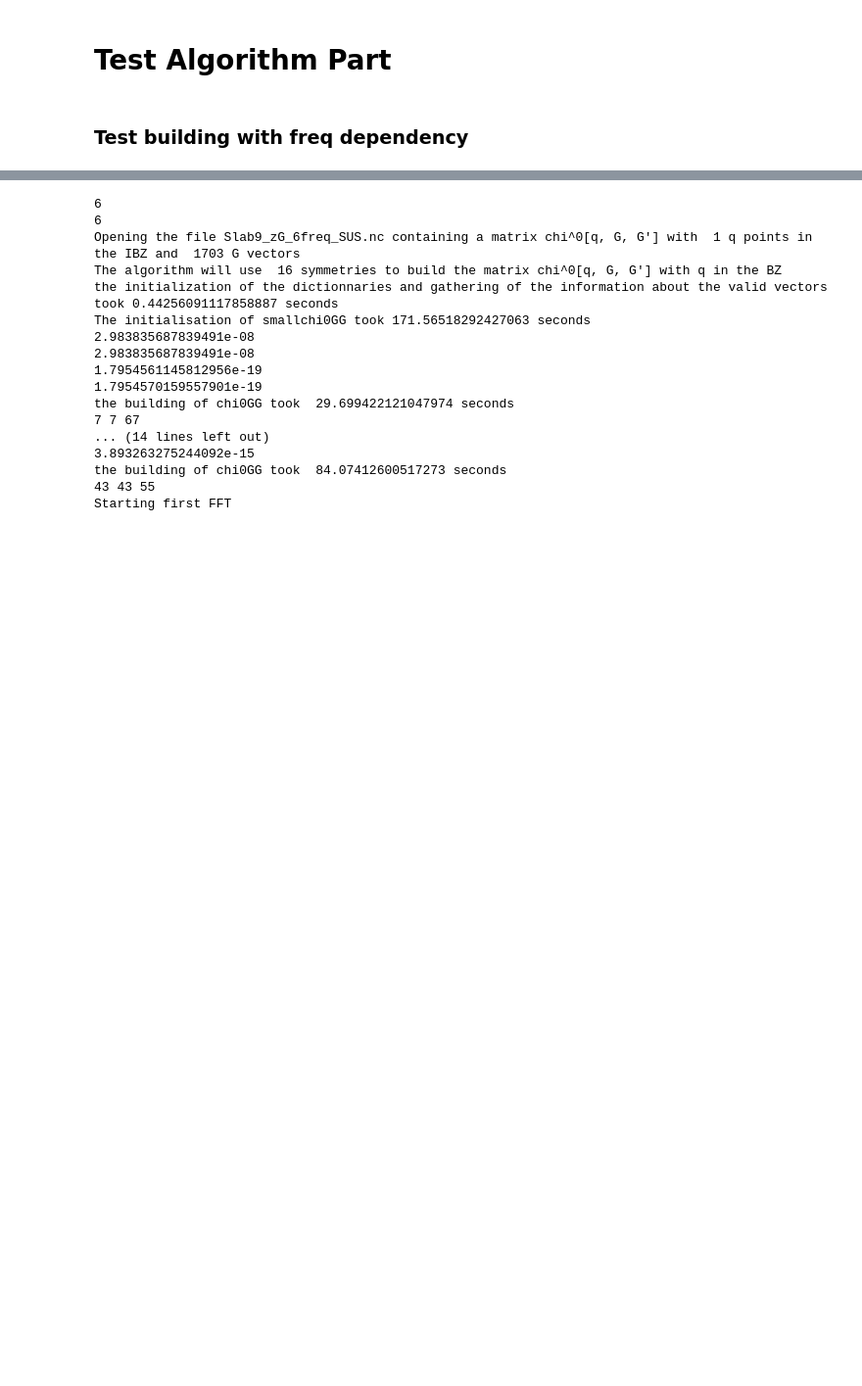
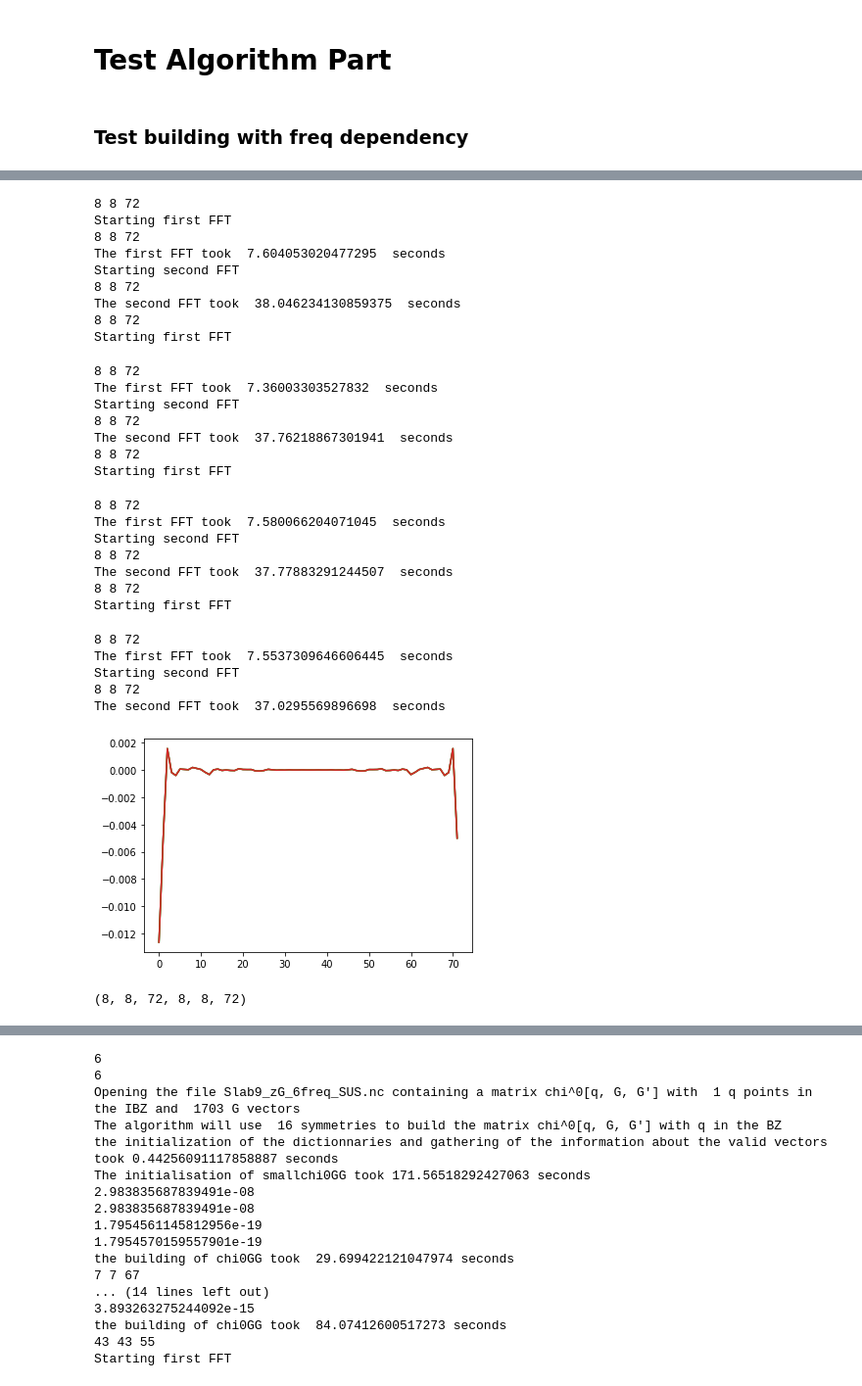
Before and after one commit to acloots2/Thesis_SURFASCOPE, a Jupyter notebook: MatrixSum.ipynb, the cells around one changed output, grey strips where cells are left out. Shown at 98% size. Saved outputs shown, nothing was run; the diff lists cells and outputs as text; code cells hidden in the pictures; blank space fills up the shorter version.

```diff
--- a/MatrixSum.ipynb
+++ b/MatrixSum.ipynb
@@ -222,0 +219,17 @@ array([[[[ 0.00000000e+00+0.00000000e+00j,
+# %%
+a =6*4.035580948506026+28.249066639542185
+fig = go.Figure()
+X = np.linspace(-a/2, a/2, len(chi0wzz[0, 0, :]))
+z = 10
+zeff = -(round(len(chi0wzz[0,:,0])/2)-z)*4.035580948506026/11
+for i in range(5):
+    xtitle = r'$z_2 \text{[angstrom]}$'
+    fig.add_trace(go.Scatter(x = X, y = np.real(chi0wzz[0, 50, :]), mode = "lines+markers",marker=dict(
+            color='slategrey',
+            size=10,
+        ),))
+    fig.update_layout(title_text = r'$\chi^0(z_1, z_2) \text{ with } z_1 = '+str(zeff)+r'  \text{ [angstrom]}$', title_x=0.5,xaxis_title= xtitle,
+             yaxis_title = r'$\chi^0(z_1, z_2)$',paper_bgcolor='rgba(0,0,0,0)', plot_bgcolor='rgba(0,0,0,0)',)
+    #fig.show(dpi = 300)
+
+fig.show()
@@ -222,0 +238,17 @@ array([[[[ 0.00000000e+00+0.00000000e+00j,
+# %%
+a =6*4.035580948506026+28.249066639542185
+fig = go.Figure()
+X = np.linspace(-a/2, a/2, len(chi0wzz[0, 0, :]))
+z = 10
+zeff = -(round(len(chi0wzz[0,:,0])/2)-z)*4.035580948506026/11
+for i in range(5):
+    xtitle = r'$z_2 \text{[angstrom]}$'
+    fig.add_trace(go.Scatter(x = X, y = np.real(chi0wzz[0, 15, :]), mode = "lines+markers",marker=dict(
+            color='slategrey',
+            size=10,
+        ),))
+    fig.update_layout(title_text = r'$\chi^0(z_1, z_2) \text{ with } z_1 = '+str(zeff)+r'  \text{ [angstrom]}$', title_x=0.5,xaxis_title= xtitle,
+             yaxis_title = r'$\chi^0(z_1, z_2)$',paper_bgcolor='rgba(0,0,0,0)', plot_bgcolor='rgba(0,0,0,0)',)
+    #fig.show(dpi = 300)
+
+fig.show()
@@ -222,0 +290,38 @@ array([[[[ 0.00000000e+00+0.00000000e+00j,
+# %%
+for i in range(4):
+    chi0rr=DRF.FFT_chi0_from_Mat(chi0GG[i], ind_qbzG_to_vec, n1, n2, n3, ind_q_to_vec, ind_G_to_vec, G, nk, vol)
+    plt.plot(chi0rr[0, 0, 0, 0, 0, :])
+# %% [output]
+8 8 72
+Starting first FFT
+8 8 72
+The first FFT took  7.604053020477295  seconds
+Starting second FFT
+8 8 72
+The second FFT took  38.046234130859375  seconds
+8 8 72
+Starting first FFT
+8 8 72
+The first FFT took  7.36003303527832  seconds
+Starting second FFT
+8 8 72
+The second FFT took  37.76218867301941  seconds
+8 8 72
+Starting first FFT
+8 8 72
+The first FFT took  7.580066204071045  seconds
+Starting second FFT
+8 8 72
+The second FFT took  37.77883291244507  seconds
+8 8 72
+Starting first FFT
+8 8 72
+The first FFT took  7.5537309646606445  seconds
+Starting second FFT
+8 8 72
+The second FFT took  37.0295569896698  seconds
+[figure, added]
+# %%
+chi0rr.shape
+# %% [output]
+(8, 8, 72, 8, 8, 72)
```
Also changed, not shown: parts of 16 cells of this notebook, 1 other file.
